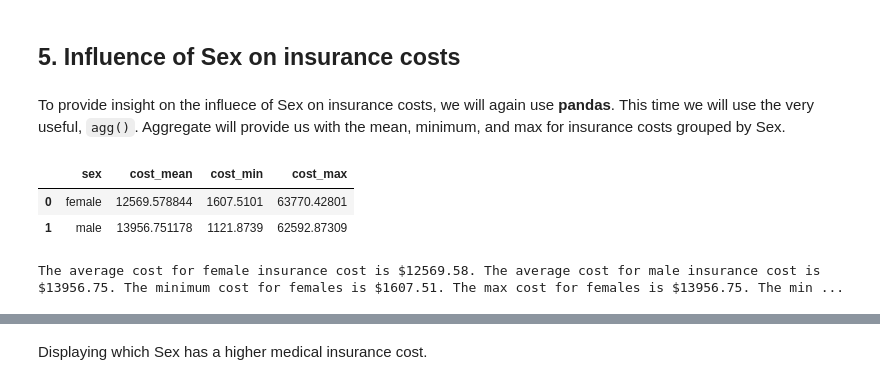
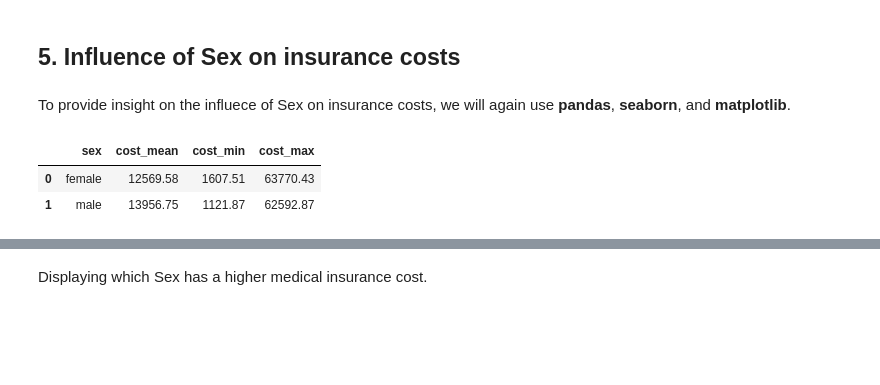
Before and after one commit to anthonyp16/U.S.-Medical-Insurance-, a Jupyter notebook: us-medical-insurance-costs.ipynb, the cells around one changed output, grey strips where cells are left out. Drawn from its saved outputs; the diff is of its cells as text; code cells hidden in the pictures; blank space fills up the shorter version.

```diff
--- a/us-medical-insurance-costs.ipynb
+++ b/us-medical-insurance-costs.ipynb
@@ -206,31 +255,22 @@ The average age for someone with at least one child is 39.8
 # %% [markdown]
 ## 5. Influence of Sex on insurance costs
 # %% [markdown]
-To provide insight on the influece of Sex on insurance costs, we will again use **pandas**. This time we will use the very useful, `agg()`. Aggregate will provide us with the mean, minimum, and max for insurance costs grouped by Sex.
+To provide insight on the influece of Sex on insurance costs, we will again use **pandas**, **seaborn**, and **matplotlib**.
 # %%
-# using aggregate to calculate the mean, minimum, and maximum costs
+# using aggregate() to calculate the mean, minimum, and maximum costs
 cost_per_sex = df.groupby('sex').agg({'charges': ['mean', 'min', 'max']})
 
 # rename our colums to represent our table
 cost_per_sex.columns = ['cost_mean', 'cost_min', 'cost_max']
 
 # reset index to default indexing
 cost_per_sex = cost_per_sex.reset_index()
 
-#print first 5 rows
-cost_per_sex.head()
+# round dataset
+sex_agg = cost_per_sex.round(2)
+
+sex_agg.head()
 # %% [output]
 |  | sex | cost_mean | cost_min | cost_max |
-| 0 | female | 12569.578844 | 1607.5101 | 63770.42801 |
-| 1 | male | 13956.751178 | 1121.8739 | 62592.87309 |
+| 0 | female | 12569.58 | 1607.51 | 63770.43 |
+| 1 | male | 13956.75 | 1121.87 | 62592.87 |
-# %%
-# round dataset
-sex_agg = cost_per_sex.round(2)
-
-# print our results
-print('The average cost for female insurance cost is ${}. The average cost for male insurance cost is ${}. \
-The minimum cost for females is ${}. The max cost for females is ${}. \
-The minimum cost for males is ${}. The max cost for males is ${}.'.\
-format(sex_agg.iloc[0,1], sex_agg.iloc[1,1], sex_agg.iloc[0,2], sex_agg.iloc[1,1], sex_agg.iloc[1,2], sex_agg.iloc[1,3]))
-# %% [output]
-The average cost for female insurance cost is $12569.58. The average cost for male insurance cost is $13956.75. The minimum cost for females is $1607.51. The max cost for females is $13956.75. The min ...
```
Also changed, not shown: parts of 26 cells of this notebook.
